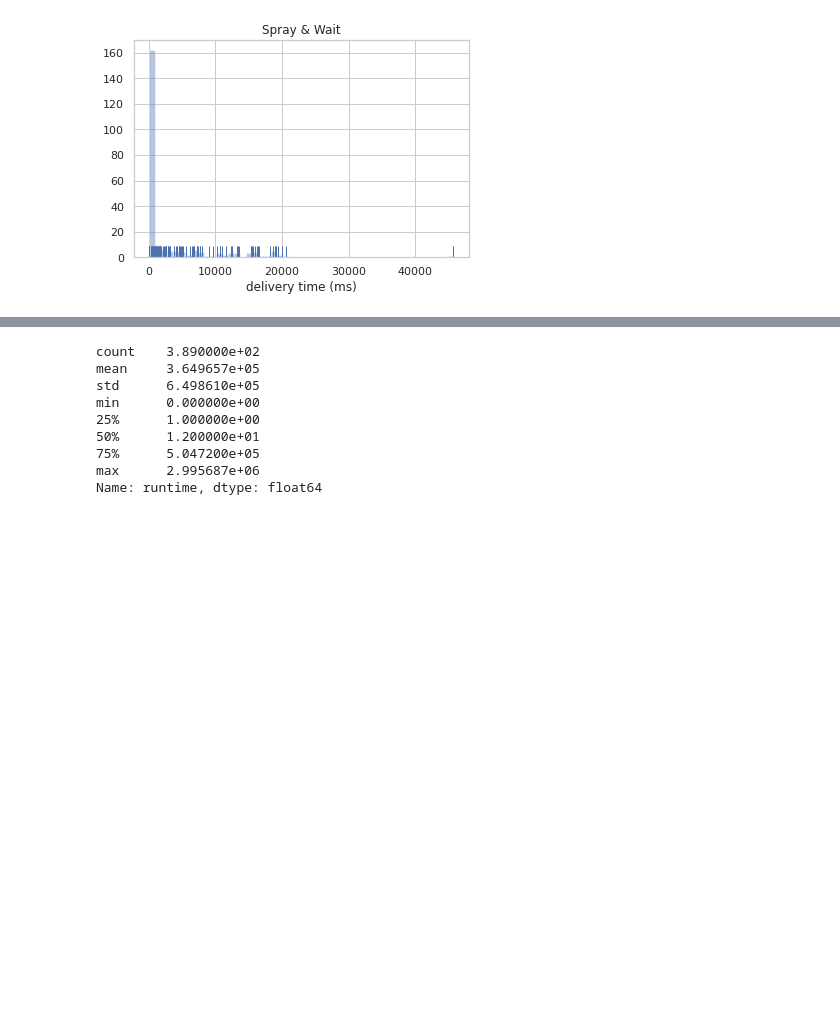
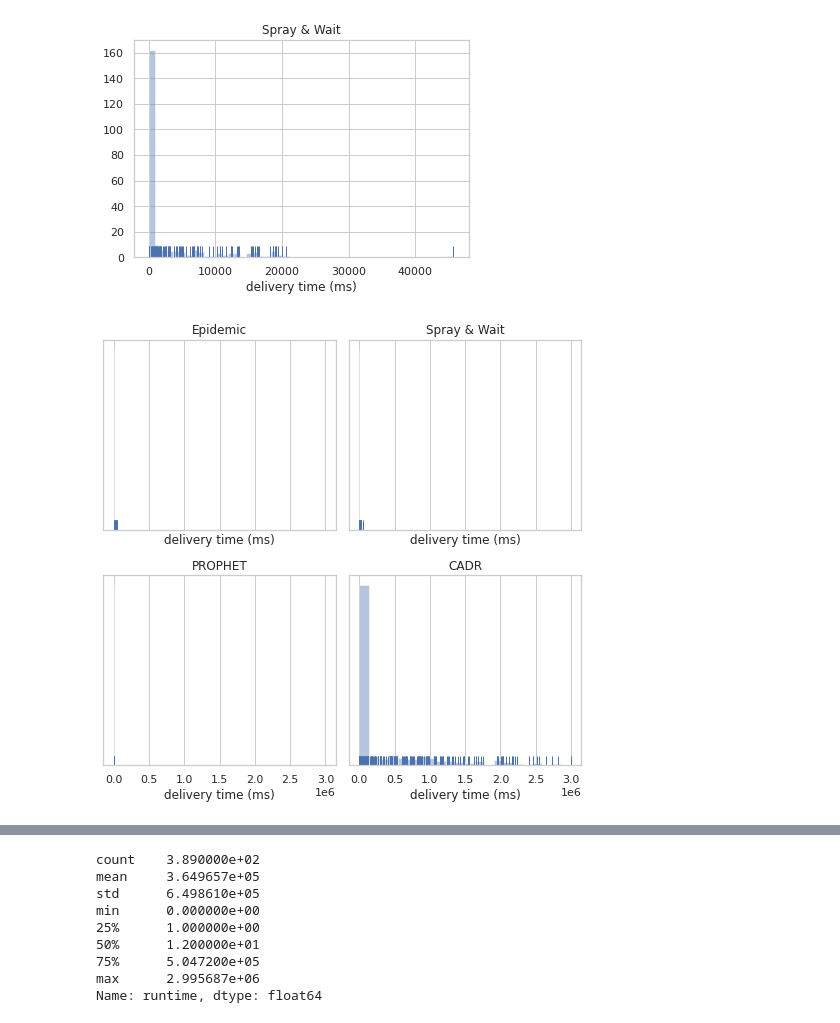
Before and after one commit to umr-ds/progdtn-evaluation, a Jupyter notebook: evaluation/evaluation.ipynb, the cells around one changed output, grey strips where cells are left out. Saved outputs shown, nothing was run; the diff lists cells and outputs as text; code cells hidden in the pictures; blank space fills up the shorter version.

Commit message:
Attempted some final improved plotting
Unfortunately, it was unseccessful

```diff
--- a/evaluation/evaluation.ipynb
+++ b/evaluation/evaluation.ipynb
@@ -181,3 +183,18 @@ bp.set(xlabel="delivery time (ms)", title="Spray & Wait")
 bp.figure.savefig("figures/delivery_time_spray.pdf", format="pdf")
 # %% [output]
 [figure]
+# %%
+# now, this isn't particularly helpful...
+f, axes = plt.subplots(2, 2, figsize=(7, 7), sharex=True)
+sns.distplot(bundle_runtimes_epidemic["runtime"], kde=False, rug=True, ax=axes[0, 0])
+sns.distplot(bundle_runtimes_spray["runtime"], kde=False, rug=True, ax=axes[0, 1])
+sns.distplot(bundle_runtimes_prophet["runtime"], kde=False, rug=True, ax=axes[1, 0])
+sns.distplot(bundle_runtimes_context["runtime"], kde=False, rug=True, ax=axes[1, 1])
+axes[0, 0].set_title("Epidemic")
+axes[0, 1].set_title("Spray & Wait")
+axes[1, 0].set_title("PROPHET")
+axes[1, 1].set_title("CADR")
+plt.setp(axes, yticks=[], xlabel="delivery time (ms)")
+plt.tight_layout()
+# %% [output]
+[figure, added]
```
Also changed, not shown: parts of 15 cells of this notebook.
